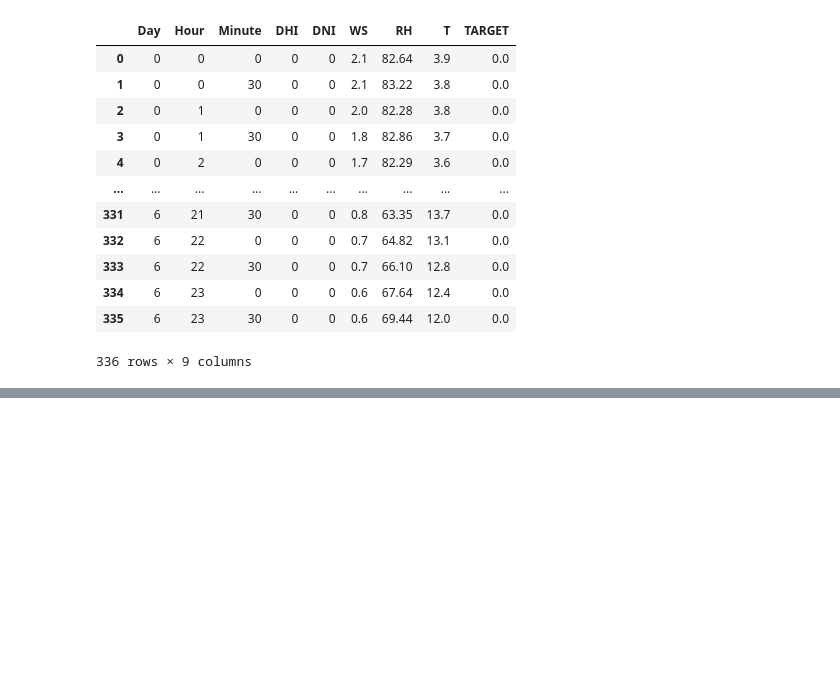
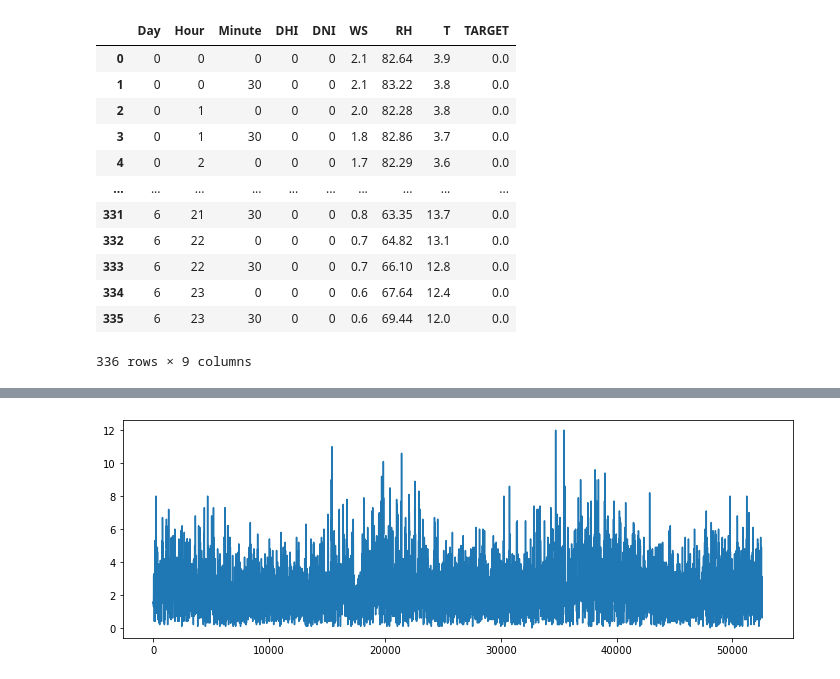
Before and after one commit to thinpig99/dacon-solarPanel, a Jupyter notebook: solarpanel_code_201210.ipynb, the cells around one changed output, grey strips where cells are left out. Saved outputs shown, nothing was run; the diff lists cells and outputs as text; code cells hidden in the pictures; blank space fills up the shorter version.

```diff
--- a/solarpanel_code_201210.ipynb
+++ b/solarpanel_code_201210.ipynb
@@ -100,0 +390,6 @@ pd.read_csv(SUBMISSION_PATH)
+# %%
+# WS의 트렌드를 살펴봅시다.
+train.WS.plot(figsize=(12, 4))
+plt.show()
+# %% [output]
+[figure, added]
```
Also changed, not shown: parts of 63 cells of this notebook, 4 other files.
